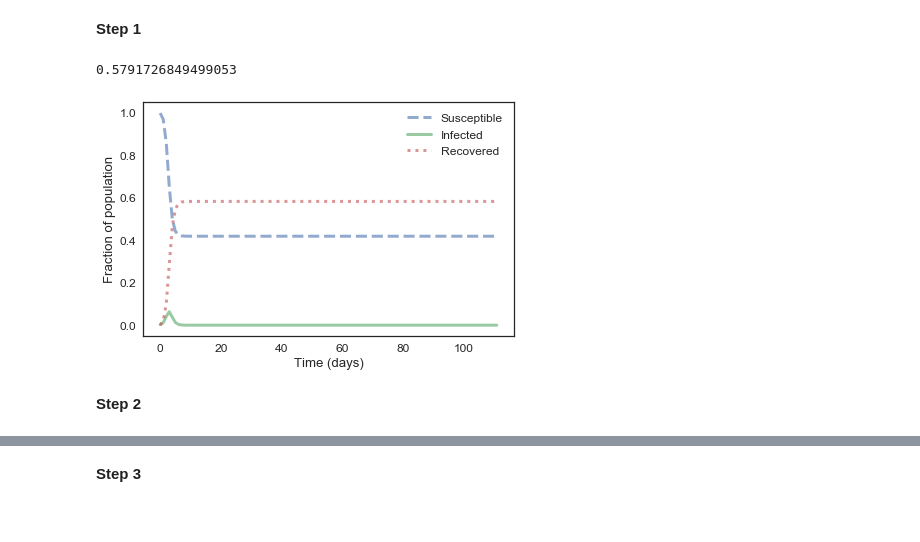
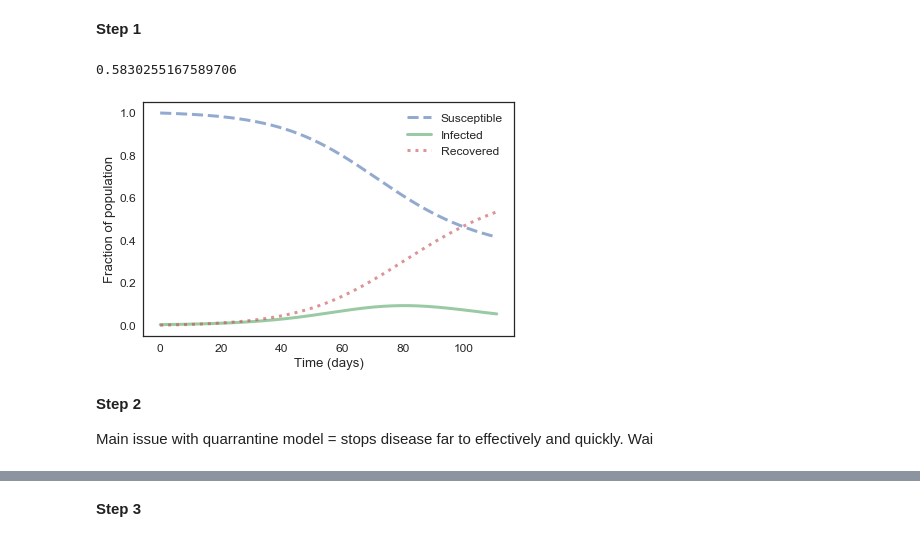
Before and after one commit to SkyeOzga/ModSimPy-Projects, a Jupyter notebook: HappinessQuarantine.ipynb, the cells around one changed output, grey strips where cells are left out. Saved outputs shown, nothing was run; the diff lists cells and outputs as text; code cells hidden in the pictures.

```diff
--- a/HappinessQuarantine.ipynb
+++ b/HappinessQuarantine.ipynb
@@ -131,16 +143,19 @@ def run_simulation(system, update_func):
 
     return frame
 # %%
-def plot_results(S, I, R):
+def plot_SIR(frame):
     """Plot the results of a SIR model.
 
     S: TimeSeries
     I: TimeSeries
     R: TimeSeries
     """
-    plot(S, '--', label='Susceptible')
-    plot(I, '-', label='Infected')
-    plot(R, ':', label='Recovered')
+
+    #S, I, R = frame
+
+    plot(frame.S, '--', label='Susceptible')
+    plot(frame.I, '-', label='Infected')
+    plot(frame.R, ':', label='Recovered')
     decorate(xlabel='Time (days)',
              ylabel='Fraction of population')
 # %%
@@ -165,7 +180,7 @@ def update_func(state, t, system):
 
     return State(S=s, I=i, R=r)
 # %%
-def slope_func(state, t, system):
+def slope_SIR(state, t, system):
     """Update the SIR model.
 
     state: State (s, i, r)
@@ -176,10 +191,10 @@ def slope_func(state, t, system):
     """
     s, i, r = state
 
-    dIdt = system.beta * i * s
-    dSdt = -dIdt
+    dSdt = -system.beta * i * s
+    dIdt = system.beta * i * s - system.gamma * i
     dRdt = system.gamma * i
-    dIdt -= dRdt
+
 
     return dSdt, dIdt, dRdt
 # %%
@@ -196,19 +211,16 @@ def calc_total_infected(results):
 # %% [markdown]
 **Step 1**
 # %%
-system = make_system(beta, gamma)
-'''results, details = run_ode_solver(system,
-                                  slope_func,
+sir = make_system(beta, gamma)
+results, details = run_ode_solver(sir,
+                                  slope_SIR,
                                   t_eval = linrange(system.t_0, system.t_end, dt)
                                  )
-'''
-results = run_simulation(system, update_func)
-plot_results(results.S, results.I, results.R)
+
+plot_SIR(results)
 results.head
 #details
 calc_total_infected(results)
 # %% [output]
-0.5791726849499053
+0.5830255167589706
-[figure, old version]
+[figure, new version]
-# %% [markdown]
-**Step 2**
@@ -216,0 +227,5 @@ calc_total_infected(results)
+# %% [markdown]
+**Step 2**
+
+
+Main issue with quarrantine model = stops disease far to effectively and quickly. Wai
```
Also changed, not shown: parts of 7 cells of this notebook.
